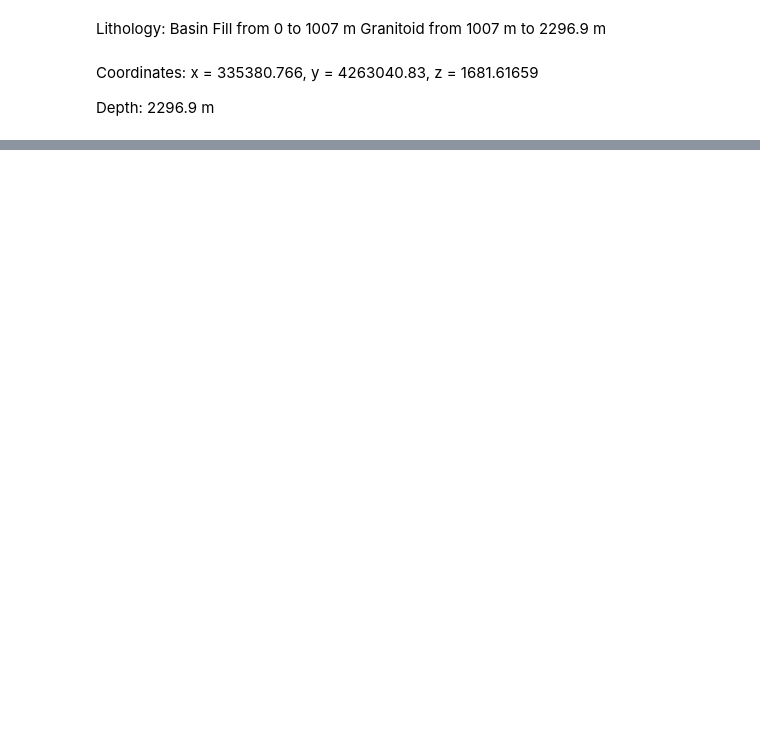
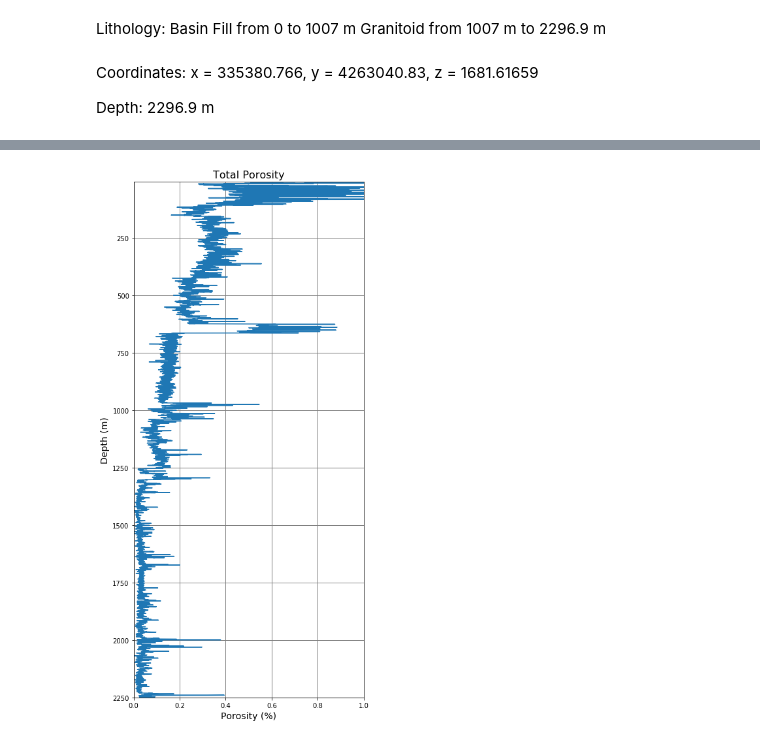
Before and after one commit to OpenGeoVis/GeothermalDesignChallenge, a Jupyter notebook: codebooks/well_data/58-32/58-32.ipynb, the cells around one changed output, grey strips where cells are left out. Cells and saved outputs as stored; diff of their text form; code cells hidden in the pictures; blank space fills up the shorter version.

```diff
--- a/codebooks/well_data/58-32/58-32.ipynb
+++ b/codebooks/well_data/58-32/58-32.ipynb
@@ -226,0 +284,27 @@ plt.show()
+# %%
+#Total Porosity
+#RMS of Neutron and Density
+
+T_porosity = []
+for x in range(0, len(DPHZ)):
+    p = (((DPHZ[x]**2) + (HTNP_SAN[x]**2))/2)**(1/2)
+    T_porosity.append(p)
+
+plt.figure(figsize = (6, 12))
+
+plt.plot(T_porosity, DEPTH)
+plt.ylabel('Depth (m)', fontsize = 14)
+plt.xlabel('Porosity (%)', fontsize=14)
+plt.grid(color='grey', linestyle = '-', linewidth=1)
+plt.gca().invert_yaxis()
+plt.title("Total Porosity", fontsize=16)
+plt.grid(which='minor', alpha=0.2)
+plt.ylim(2250, 5)
+plt.xlim(0, 1)
+major_ticks = np.arange(0, 101, 20)
+
+
+plt.tight_layout()
+plt.show()
+# %% [output]
+[figure, added]
```
Also changed, not shown: parts of 13 cells of this notebook, 7 other files.
